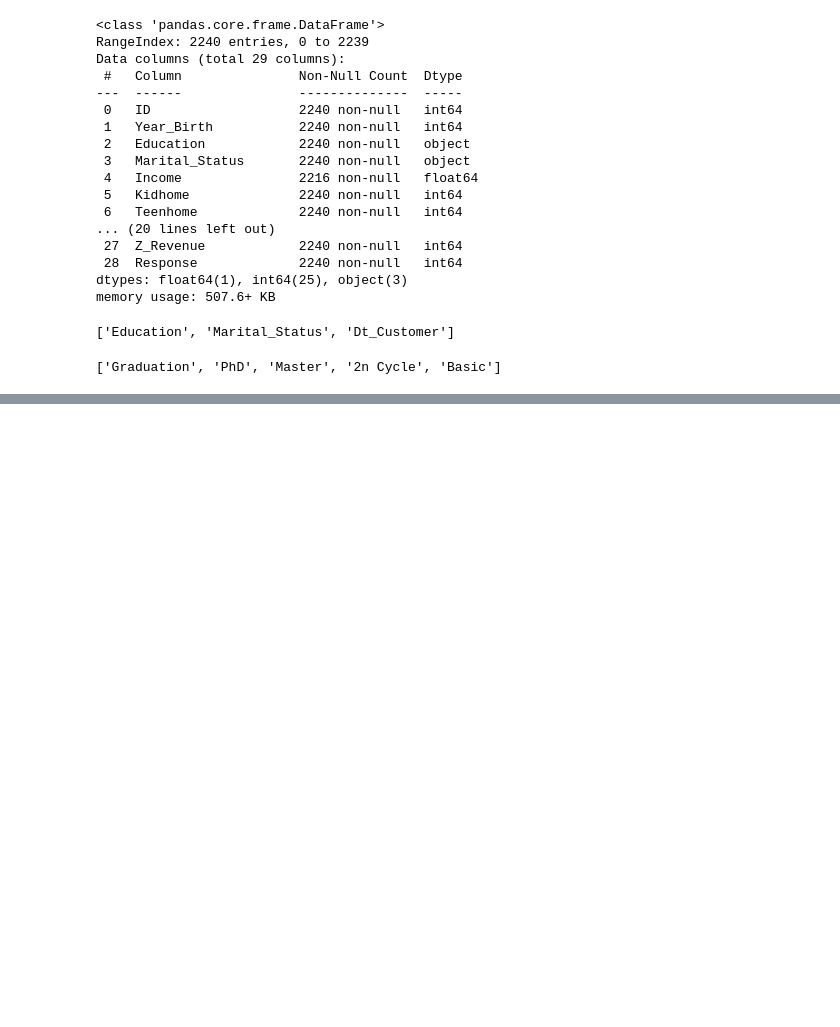
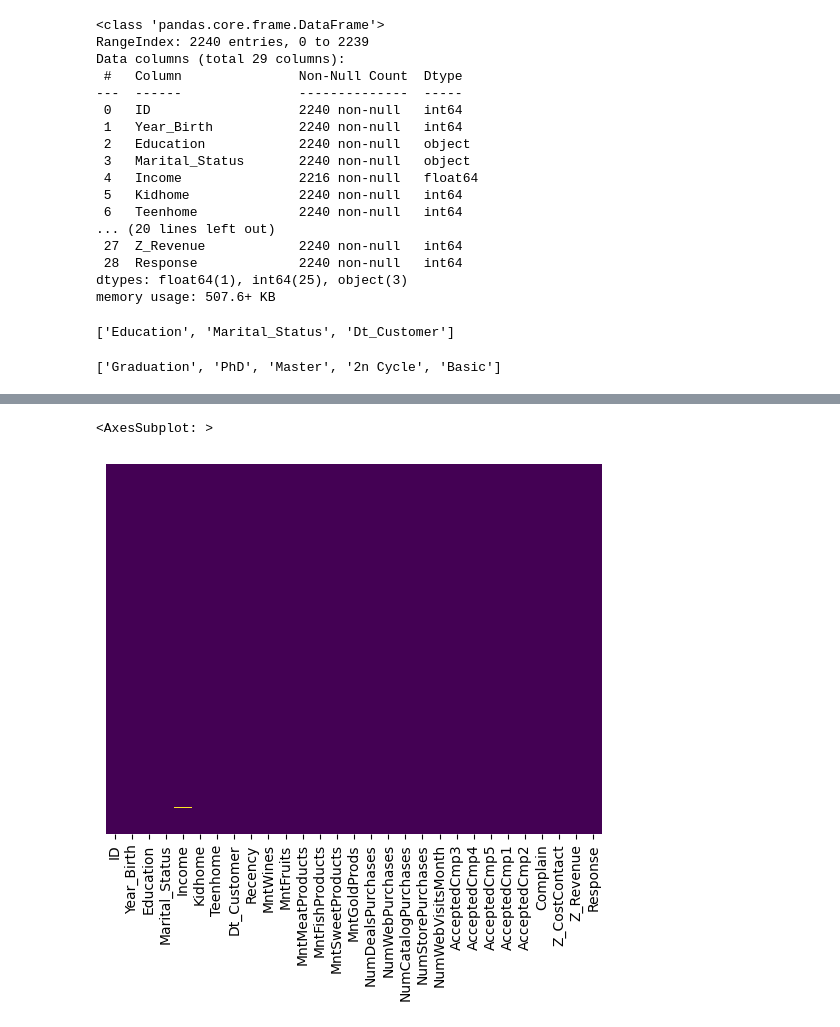
Before and after one commit to arturmusalimov/ml_shared, a Jupyter notebook: week6/PCA_customer_interaction.ipynb, the cells around one changed output, grey strips where cells are left out. Drawn from its saved outputs; the diff is of its cells as text; code cells hidden in the pictures; blank space fills up the shorter version.

```diff
--- a/week6/PCA_customer_interaction.ipynb
+++ b/week6/PCA_customer_interaction.ipynb
@@ -48,0 +92,5 @@ df["Education"].value_counts().index.tolist()
+# %%
+sns.heatmap(df.isnull(), yticklabels=False, cbar=False, cmap="viridis")
+# %% [output]
+<AxesSubplot: >
+[figure, added]
```
Also changed, not shown: parts of 16 cells of this notebook.
